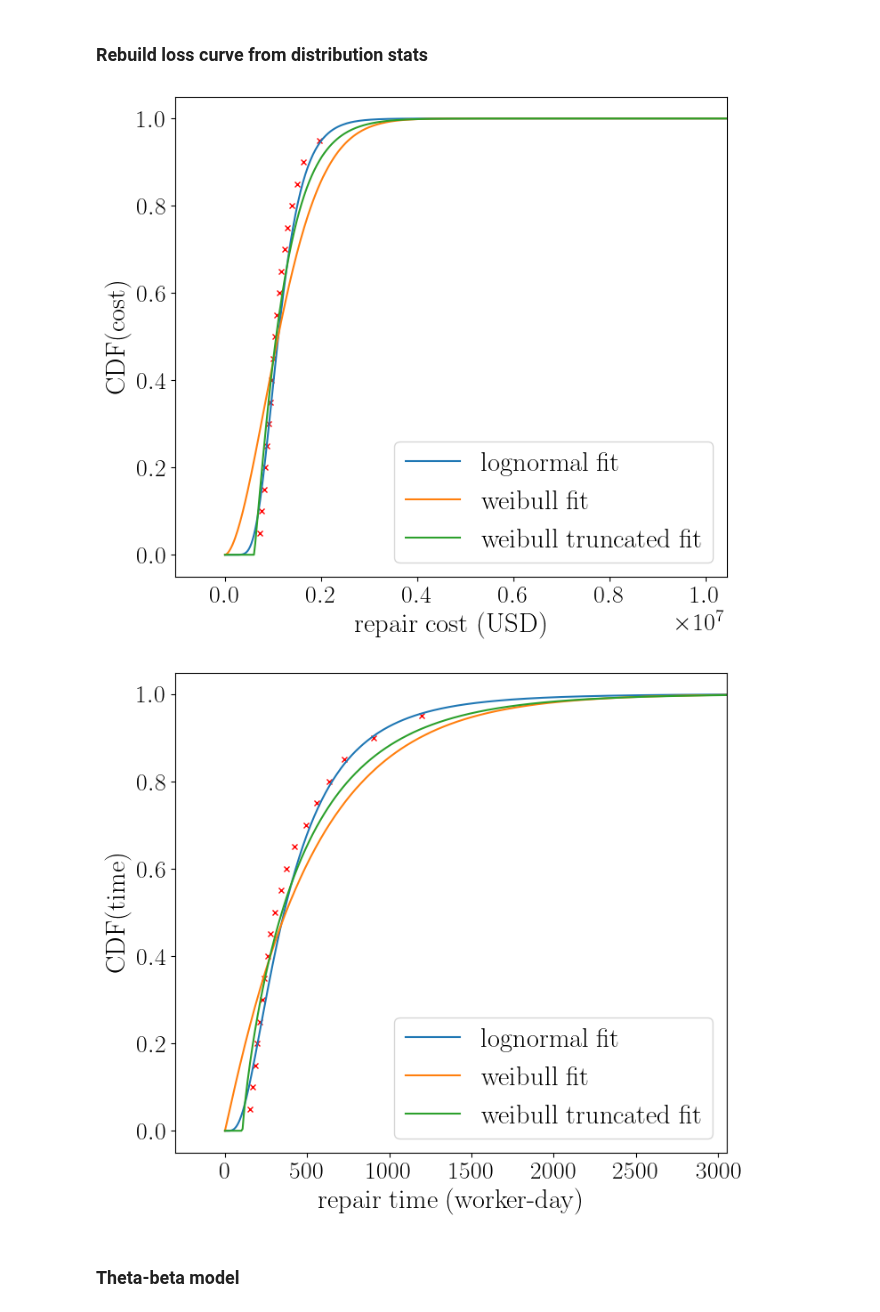
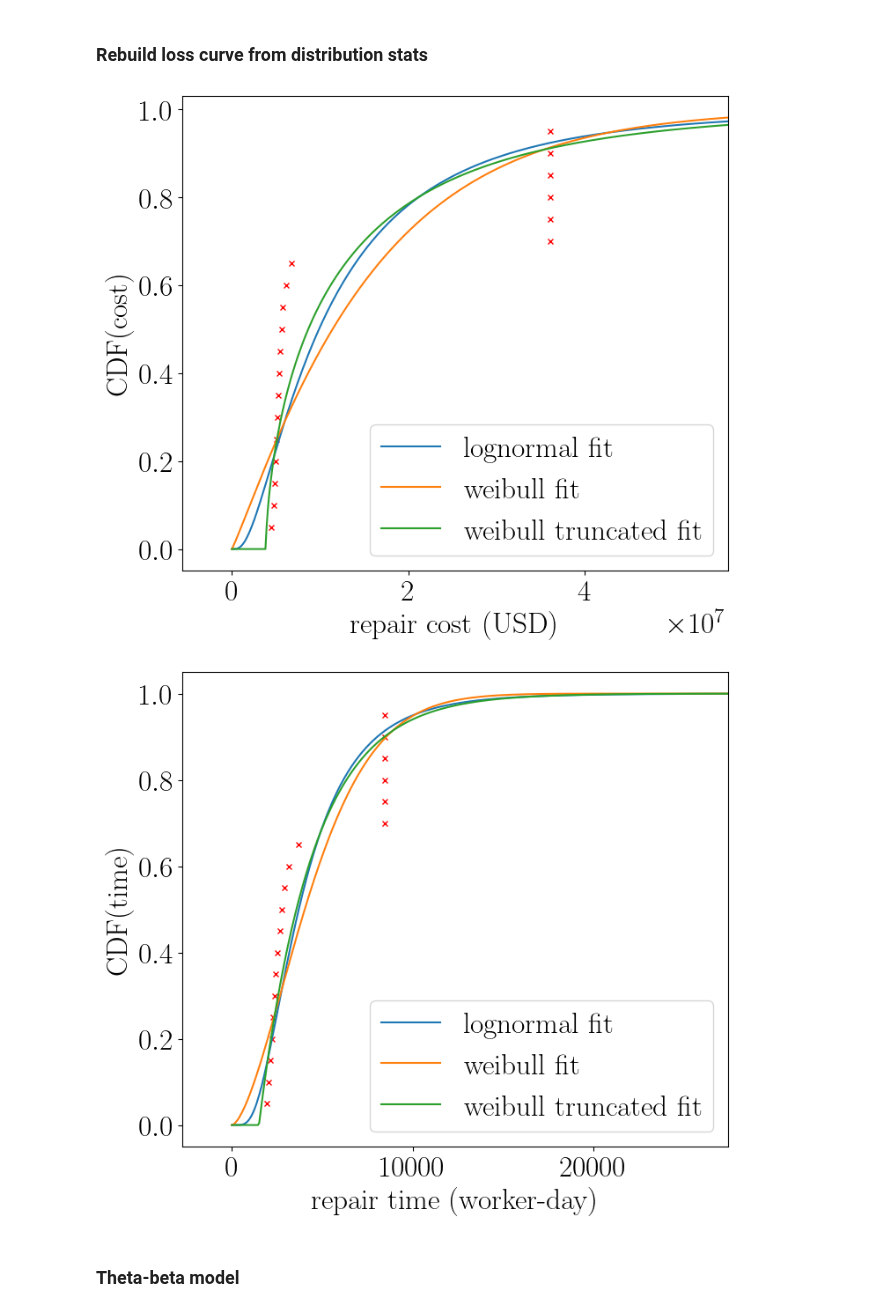
Before and after one commit to hgp297/isol-sys-database, a Jupyter notebook: src/analyses/time_anly.ipynb, the cells around one changed output. Saved outputs shown, nothing was run; the diff lists cells and outputs as text; code cells hidden in the pictures.

Commit message:
brief results post balance

```diff
--- a/src/analyses/time_anly.ipynb
+++ b/src/analyses/time_anly.ipynb
@@ -31,8 +31,8 @@ pd.options.mode.chained_assignment = None
 # path_to_loss_file = '../../data/loss/structural_db_complete_distributions.pickle'
 # path_to_max_file = '../../data/loss/structural_db_complete_max_loss.pickle'
 
-path_to_loss_file = '../../data/loss/structural_db_ta_loss.pickle'
-path_to_max_file = '../../data/loss/structural_db_ta_max_loss.pickle'
+path_to_loss_file = '../../data/loss/structural_db_ta_balanced_loss.pickle'
+path_to_max_file = '../../data/loss/structural_db_ta_balanced_max_loss.pickle'
 
 
 # also change this to point to the directory with the brace database
@@ -559,36 +559,36 @@ def plot_loss(row):
     ax1.set_xlabel('repair cost (USD)', fontsize=axis_font)
     ax1.legend(fontsize=axis_font)
 
 
     fig = plt.figure(figsize=(8, 7))
     ax1=fig.add_subplot(1, 1, 1)
     # res = ecdf(row['repair_cost'])
     ecdf_prob = row['time_l_quantiles'].index
     ecdf_values = row['time_l_quantiles'].values
     median_val = row['time_l_50%']
     ax1.plot([ecdf_values], [ecdf_prob],
               marker='x', markersize=5, color="red")
 
     xx_pr = np.linspace(1e-4, 10*median_val, 400)
     p = lognorm_f(xx_pr, row['time_l_theta'], row['time_l_beta'])
     ax1.plot(xx_pr, p, label='lognormal fit')
     p = weibull_f(xx_pr, row['time_l_k'], row['time_l_lam'], 0)
     ax1.plot(xx_pr, p, label='weibull fit')
     p = weibull_f(xx_pr, row['time_l_k_trunc'], row['time_l_lam_trunc'], row['time_l_min'])
     ax1.plot(xx_pr, p, label='weibull truncated fit')
     ax1.set_xlim([-median_val, 10*median_val])
     ax1.set_ylabel('CDF(time)', fontsize=axis_font)
     ax1.set_xlabel('repair time (worker-day)', fontsize=axis_font)
     ax1.legend(fontsize=axis_font)
 
     return
 
-current_idx = 299
+current_idx = 104
 current_row = df_loss.iloc[current_idx]
 plot_loss(current_row)
 # %% [output]
-[figure, old version]
+[figure, new version]
-[figure, old version]
+[figure, new version]
 # %% [markdown]
 ### Theta-beta model
 # %%
```
Also changed, not shown: parts of 20 cells of this notebook, 1 other file.
